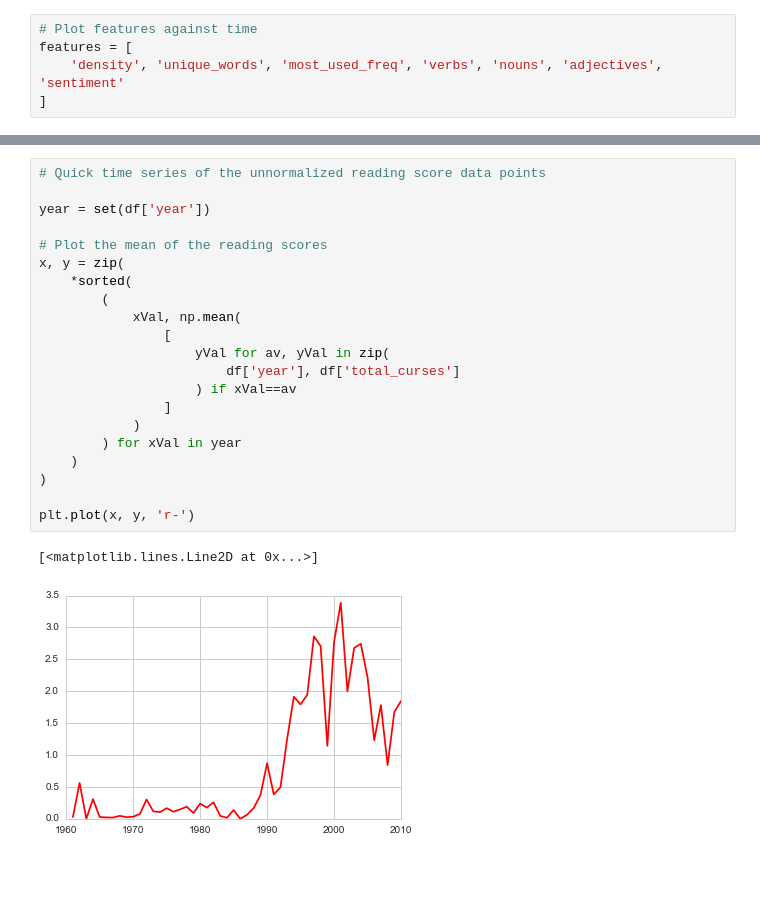
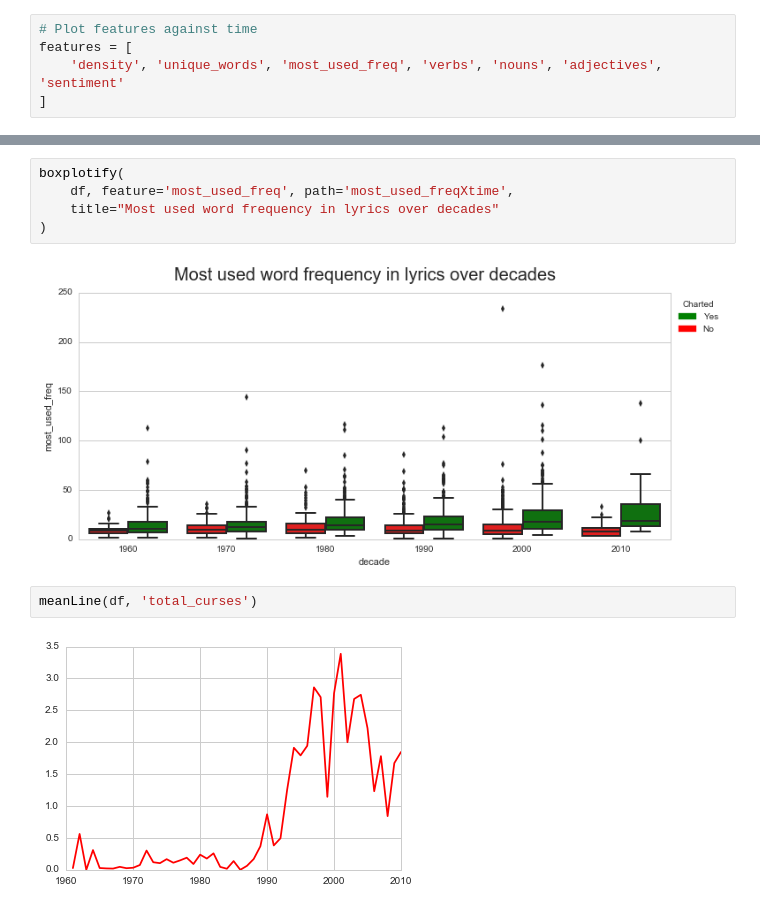
Before and after one commit to ribbas/Heat-Replay, a Jupyter notebook: src/assets/models/notebooks/exploratory-analysis.ipynb, the cells around one changed output, grey strips where cells are left out. Drawn from its saved outputs; the diff is of its cells as text; blank space fills up the shorter version.

```diff
--- a/src/assets/models/notebooks/exploratory-analysis.ipynb
+++ b/src/assets/models/notebooks/exploratory-analysis.ipynb
@@ -151,24 +126,11 @@ plt.show()
-# %%
-# Quick time series of the unnormalized reading score data points
-
-year = set(df['year'])
-
-# Plot the mean of the reading scores
-x, y = zip(
-    *sorted(
-        (
-            xVal, np.mean(
-                [
-                    yVal for av, yVal in zip(
-                        df['year'], df['total_curses']
-                    ) if xVal==av
-                ]
-            )
-        ) for xVal in year
-    )
-)
-
-plt.plot(x, y, 'r-')
-# %% [output]
-[<matplotlib.lines.Line2D at 0x...>]
-[figure, removed]
+# %%
+boxplotify(
+    df, feature='most_used_freq', path='most_used_freqXtime',
+    title="Most used word frequency in lyrics over decades"
+)
+# %% [output]
+[figure, added]
+# %%
+meanLine(df, 'total_curses')
+# %% [output]
+[figure, added]
```
Also changed, not shown: parts of 9 cells of this notebook, 10 other files.
